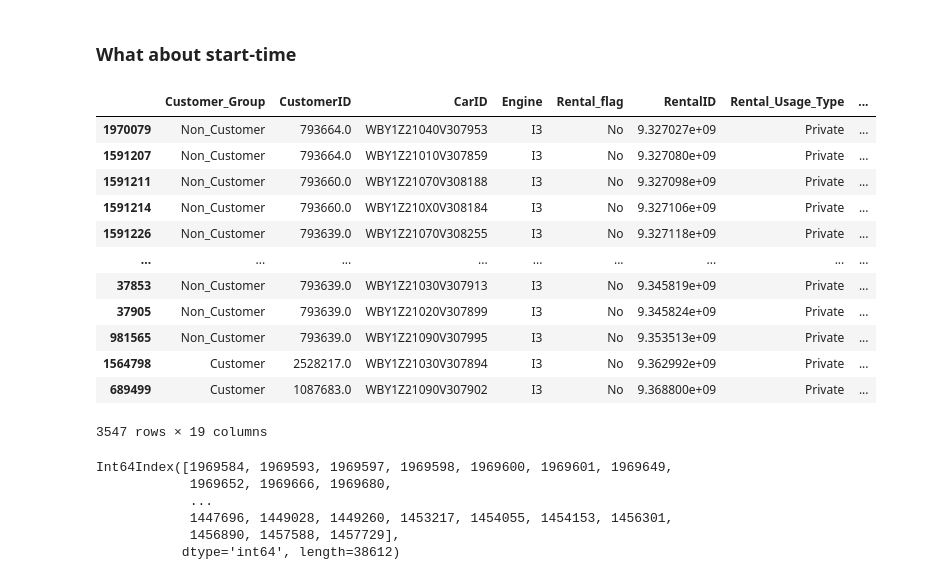
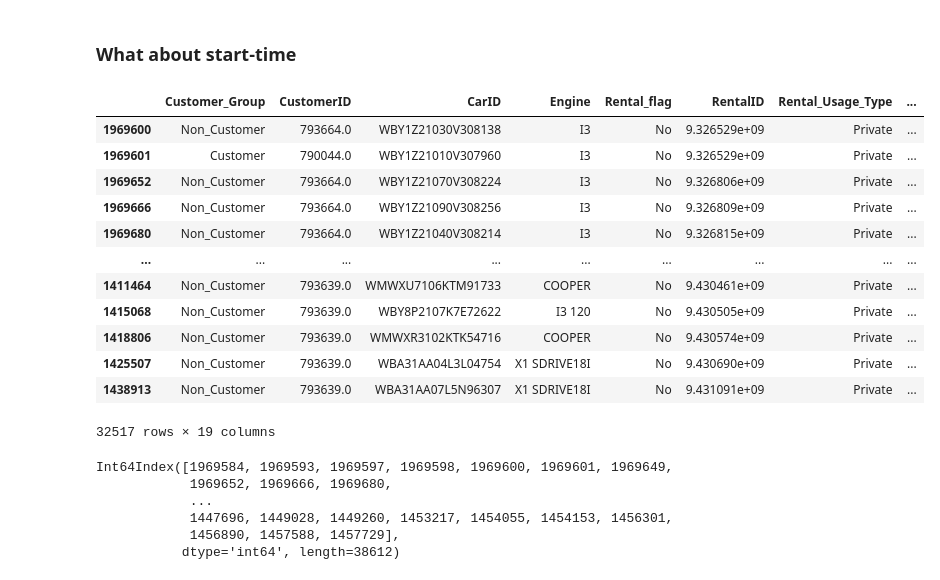
Before and after one commit to Bogeluno/GNN_Thesis, a Jupyter notebook: notebooks/Newdata.ipynb, the cells around one changed output. Cells and saved outputs as stored; diff of their text form; code cells hidden in the pictures.

```diff
--- a/notebooks/Newdata.ipynb
+++ b/notebooks/Newdata.ipynb
@@ -220,4 +259,45 @@ df[df.Reservation_Time > df.End_Time].sort_values(by = 'RentalID') # I would dro
 | 2066069 | Customer | 2730383.0 | WBY1Z21070V308045 | I3 | No | 9.369508e+09 | Private | ... |
 # %% [markdown]
 ### Back-to-back from same customer
+# %%
+df = df.astype({'CustomerID': 'int32', 'RentalID': 'int64'})
+# %%
+# Split data on Car level
+CarID_dict = dict(iter(df.groupby('CarID')))
+
+def fix_merges(dataframe, max_time_diff = 60):
+    # Get index where same customer uses the same car back to back
+    diff0_iloc = [dataframe.index.get_loc(x) for x in dataframe.index[(dataframe.CustomerID.diff() == 0).tolist()]]
+
+    # Find paris to be merged
+    merge_pairs = [(idx-1,idx) for idx in diff0_iloc if dataframe.iloc[idx-1].End_Time+pd.to_timedelta(max_time_diff+dataframe.iloc[idx].Reservation_Minutes,'m') > dataframe.iloc[idx].Reservation_Time]
+
+    # Model as graph to get cc
+    graph_model = nx.Graph(merge_pairs)
+    groups = [(min(cc),max(cc)) for cc in list(nx.connected_components(graph_model))]
+
+    # Populate
+    for pair in groups:
+        dataframe.loc[dataframe.index[pair[0]],['End_Time', 'Fuel_End', 'End_Lat', 'End_Long']] = dataframe.loc[dataframe.index[pair[1]],['End_Time', 'Fuel_End', 'End_Lat', 'End_Long']]
+
+
+    # Delete now unwanted rows
+    rows_to_delete = [x[1] for x in merge_pairs]
+    dataframe.drop(index = [dataframe.index[x] for x in rows_to_delete], inplace = True)
+
+    # Return fixed dataframe
+    return dataframe
+
+# Merge new datasets
+dfs = []
+for sub_df in tqdm.tqdm(CarID_dict.values()):
+    dfs.append(fix_merges(sub_df))
+
+df = pd.concat(dfs,ignore_index=True)
+# %%
+dfs = []
+for sub_df in tqdm.tqdm(CarID_dict.values()):
+    dfs.append(fix_merges(sub_df))
+
+df = pd.concat(dfs,ignore_index=True)
 # %%
@@ -247,21 +327,21 @@ df.loc[[1510,1546]]
 testdf = df.copy(deep=True)
 testdf['Start_Time'] = [row.Reservation_Time+datetime.timedelta(minutes=row.Reservation_Minutes) for _, row in testdf.iterrows()]
 # %%
-testdf[testdf.Start_Time-pd.to_timedelta(12,'h') > testdf.End_Time].sort_values(by = 'RentalID') # Using Reservation Time in the data should eleminate the risk of having trips at the same time
+testdf[testdf.Start_Time-pd.to_timedelta(1,'m') > testdf.End_Time].sort_values(by = 'RentalID') # Using Reservation Time in the data should eleminate the risk of having trips at the same time
 # %% [output]
 |  | Customer_Group | CustomerID | CarID | Engine | Rental_flag | RentalID | Rental_Usage_Type | ... |
-| 1970079 | Non_Customer | 793664.0 | WBY1Z21040V307953 | I3 | No | 9.327027e+09 | Private | ... |
-| 1591207 | Non_Customer | 793664.0 | WBY1Z21010V307859 | I3 | No | 9.327080e+09 | Private | ... |
-| 1591211 | Non_Customer | 793660.0 | WBY1Z21070V308188 | I3 | No | 9.327098e+09 | Private | ... |
-| 1591214 | Non_Customer | 793660.0 | WBY1Z210X0V308184 | I3 | No | 9.327106e+09 | Private | ... |
-| 1591226 | Non_Customer | 793639.0 | WBY1Z21070V308255 | I3 | No | 9.327118e+09 | Private | ... |
+| 1969600 | Non_Customer | 793664.0 | WBY1Z21030V308138 | I3 | No | 9.326529e+09 | Private | ... |
+| 1969601 | Customer | 790044.0 | WBY1Z21010V307960 | I3 | No | 9.326529e+09 | Private | ... |
+| 1969652 | Non_Customer | 793664.0 | WBY1Z21070V308224 | I3 | No | 9.326806e+09 | Private | ... |
+| 1969666 | Non_Customer | 793664.0 | WBY1Z21090V308256 | I3 | No | 9.326809e+09 | Private | ... |
+| 1969680 | Non_Customer | 793664.0 | WBY1Z21040V308214 | I3 | No | 9.326815e+09 | Private | ... |
 | ... | ... | ... | ... | ... | ... | ... | ... | ... |
-| 37853 | Non_Customer | 793639.0 | WBY1Z21030V307913 | I3 | No | 9.345819e+09 | Private | ... |
-| 37905 | Non_Customer | 793639.0 | WBY1Z21020V307899 | I3 | No | 9.345824e+09 | Private | ... |
-| 981565 | Non_Customer | 793639.0 | WBY1Z21090V307995 | I3 | No | 9.353513e+09 | Private | ... |
-| 1564798 | Customer | 2528217.0 | WBY1Z21030V307894 | I3 | No | 9.362992e+09 | Private | ... |
-| 689499 | Customer | 1087683.0 | WBY1Z21090V307902 | I3 | No | 9.368800e+09 | Private | ... |
+| 1411464 | Non_Customer | 793639.0 | WMWXU7106KTM91733 | COOPER | No | 9.430461e+09 | Private | ... |
+| 1415068 | Non_Customer | 793639.0 | WBY8P2107K7E72622 | I3 120 | No | 9.430505e+09 | Private | ... |
+| 1418806 | Non_Customer | 793639.0 | WMWXR3102KTK54716 | COOPER | No | 9.430574e+09 | Private | ... |
+| 1425507 | Non_Customer | 793639.0 | WBA31AA04L3L04754 | X1 SDRIVE18I | No | 9.430690e+09 | Private | ... |
+| 1438913 | Non_Customer | 793639.0 | WBA31AA07L5N96307 | X1 SDRIVE18I | No | 9.431091e+09 | Private | ... |
-3547 rows × 19 columns
+32517 rows × 19 columns
 # %%
 testdf_sorted = testdf.sort_values(by = 'RentalID').sort_values(by = ['CarID','RentalID'])
 # %%
```
Also changed, not shown: parts of 5 cells of this notebook.
